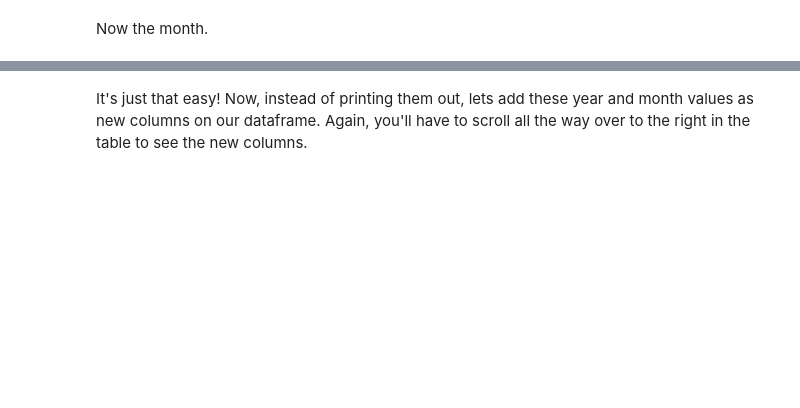
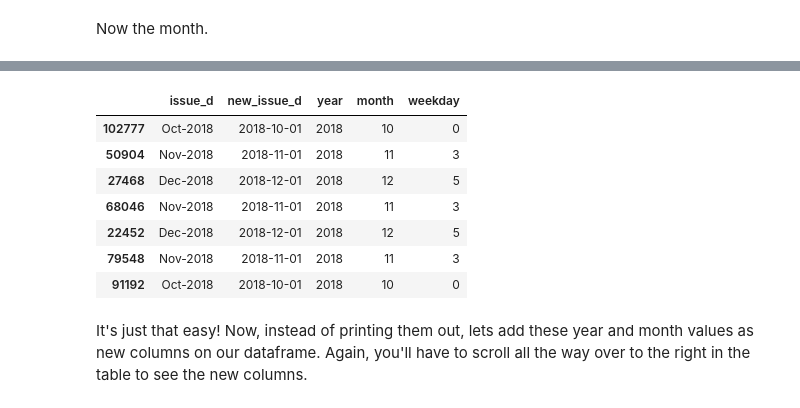
Before and after one commit to rokshana10/DS-Unit-1-Sprint-1-Data-Wrangling-and-Storytelling, a Jupyter notebook: module2-make-features/LS_DS_112_Make_Features/Module 2.ipynb, the cells around one changed output, grey strips where cells are left out. Saved outputs shown, nothing was run; the diff lists cells and outputs as text; code cells hidden in the pictures; blank space fills up the shorter version.

```diff
--- a/module2-make-features/LS_DS_112_Make_Features/Module 2.ipynb
+++ b/module2-make-features/LS_DS_112_Make_Features/Module 2.ipynb
@@ -498,0 +917,5 @@ Lets look at one of the cells specifically to see what a datetime object looks l
+# %%
+# infer_datetime_format=True
+loans_df['new_issue_d'] = pd.to_datetime(loans_df['issue_d'], infer_datetime_format=True)
+
+loans_df[['issue_d','new_issue_d']]
@@ -498,0 +949,5 @@ Lets look at one of the cells specifically to see what a datetime object looks l
+# %%
+# Lets add these year and month values as new columns on our data frame.
+# same thing, diff var
+loans_df['new_last_credit_pull_d'] = pd.to_datetime(loans_df['last_credit_pull_d'])
+loans_df[['last_credit_pull_d','new_last_credit_pull_d']].head()
@@ -501,2 +969,5 @@ You can see how the month and year have been indicated by the strings that were
 # %% [markdown]
 We can use the `.dt` accessor to now grab specific parts of the datetime object. Lets grab just the year from the all of the cells in the `issue_d` column
+# %%
+loans_df['year'] = loans_df['new_issue_d'].dt.year
+loans_df[['issue_d', 'new_issue_d', 'year']].sample(7)
@@ -503,2 +983,5 @@ We can use the `.dt` accessor to now grab specific parts of the datetime object.
 # %% [markdown]
 Now the month.
+# %%
+loans_df['month'] = loans_df['new_issue_d'].dt.month
+loans_df[['issue_d', 'new_issue_d', 'year', 'month']].sample(7)
@@ -505,2 +997,15 @@ Now the month.
+# %%
+# look at their types!
+loans_df['weekday'] = loans_df['new_issue_d'].dt.weekday
+loans_df[['issue_d', 'new_issue_d', 'year', 'month', 'weekday']].sample(7)
+# %% [output]
+|  | issue_d | new_issue_d | year | month | weekday |
+| 102777 | Oct-2018 | 2018-10-01 | 2018 | 10 | 0 |
+| 50904 | Nov-2018 | 2018-11-01 | 2018 | 11 | 3 |
+| 27468 | Dec-2018 | 2018-12-01 | 2018 | 12 | 5 |
+| 68046 | Nov-2018 | 2018-11-01 | 2018 | 11 | 3 |
+| 22452 | Dec-2018 | 2018-12-01 | 2018 | 12 | 5 |
+| 79548 | Nov-2018 | 2018-11-01 | 2018 | 11 | 3 |
+| 91192 | Oct-2018 | 2018-10-01 | 2018 | 10 | 0 |
 # %% [markdown]
 It's just that easy! Now, instead of printing them out, lets add these year and month values as new columns on our dataframe. Again, you'll have to scroll all the way over to the right in the table to see the new columns.
```
Also changed, not shown: parts of 73 cells of this notebook.
